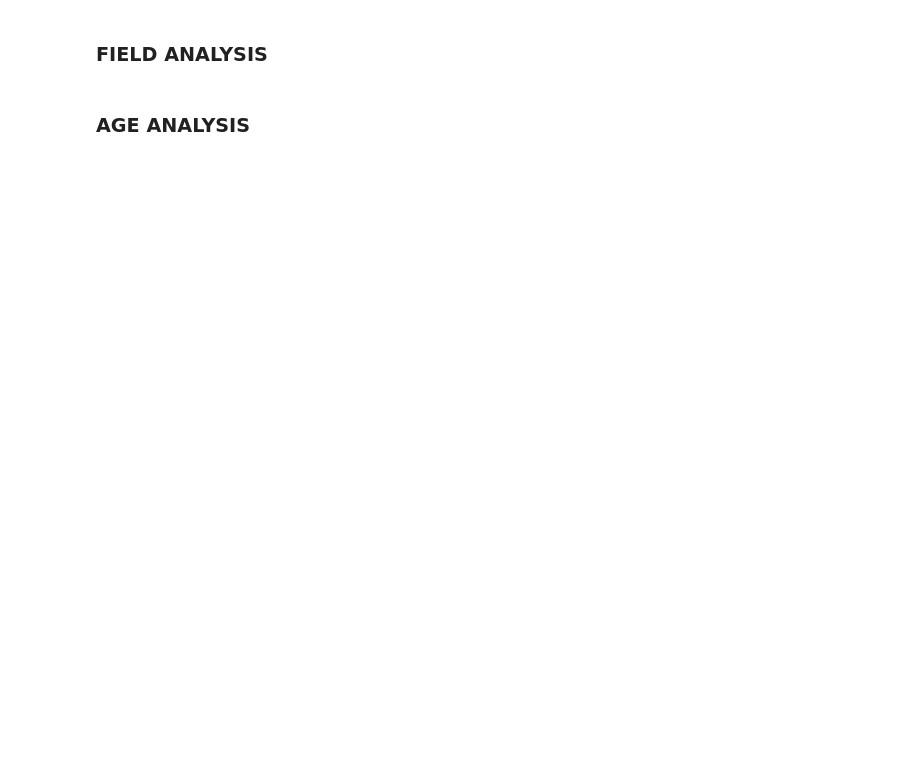
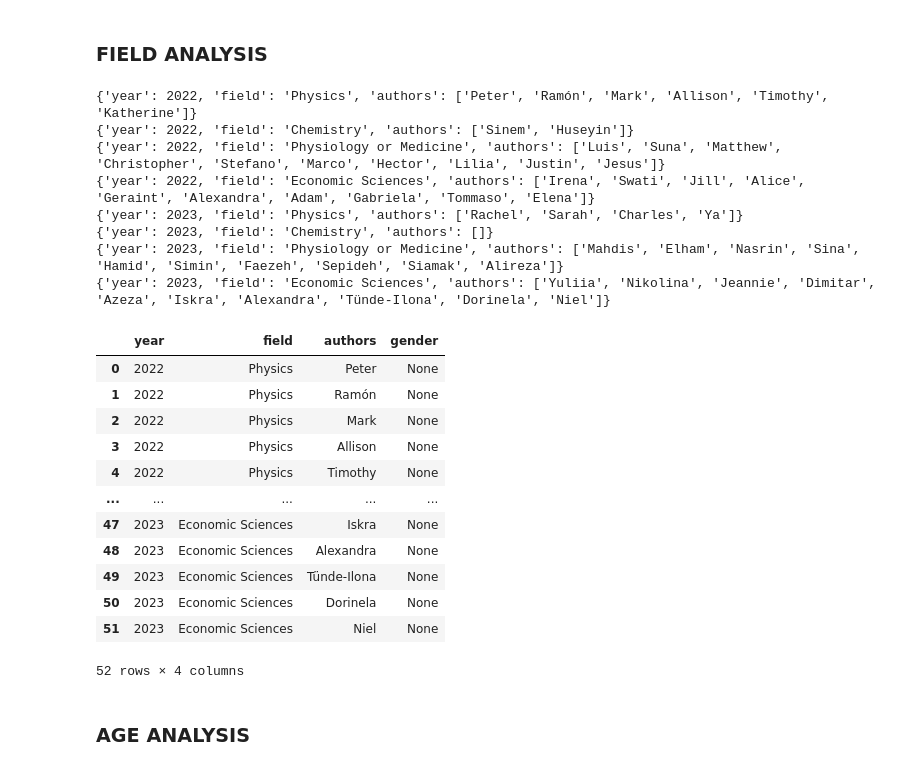
Before and after one commit to Bluceli168/IH-API-Project, a Jupyter notebook: main.ipynb, the cells around one changed output. Cells and saved outputs as stored; diff of their text form; code cells hidden in the pictures; blank space fills up the shorter version.

Commit message:
complete research paper name function

```diff
--- a/main.ipynb
+++ b/main.ipynb
@@ -103,10 +200,32 @@ fig.show()
 # %% [markdown]
 ### FIELD ANALYSIS
 # %%
-names_df = get_all_names_df(gender_columns, 1901)
+names_df = get_all_names_df(gender_columns, 2022)
 names_df['gender'] = None
 display(names_df)
 names_df.to_csv('sources/names.csv', index=False)
+# %% [output]
+{'year': 2022, 'field': 'Physics', 'authors': ['Peter', 'Ramón', 'Mark', 'Allison', 'Timothy', 'Katherine']}
+{'year': 2022, 'field': 'Chemistry', 'authors': ['Sinem', 'Huseyin']}
+{'year': 2022, 'field': 'Physiology or Medicine', 'authors': ['Luis', 'Suna', 'Matthew', 'Christopher', 'Stefano', 'Marco', 'Hector', 'Lilia', 'Justin', 'Jesus']}
+{'year': 2022, 'field': 'Economic Sciences', 'authors': ['Irena', 'Swati', 'Jill', 'Alice', 'Geraint', 'Alexandra', 'Adam', 'Gabriela', 'Tommaso', 'Elena']}
+{'year': 2023, 'field': 'Physics', 'authors': ['Rachel', 'Sarah', 'Charles', 'Ya']}
+{'year': 2023, 'field': 'Chemistry', 'authors': []}
+{'year': 2023, 'field': 'Physiology or Medicine', 'authors': ['Mahdis', 'Elham', 'Nasrin', 'Sina', 'Hamid', 'Simin', 'Faezeh', 'Sepideh', 'Siamak', 'Alireza']}
+{'year': 2023, 'field': 'Economic Sciences', 'authors': ['Yuliia', 'Nikolina', 'Jeannie', 'Dimitar', 'Azeza', 'Iskra', 'Alexandra', 'Tünde-Ilona', 'Dorinela', 'Niel']}
+|  | year | field | authors | gender |
+| 0 | 2022 | Physics | Peter | None |
+| 1 | 2022 | Physics | Ramón | None |
+| 2 | 2022 | Physics | Mark | None |
+| 3 | 2022 | Physics | Allison | None |
+| 4 | 2022 | Physics | Timothy | None |
+| ... | ... | ... | ... | ... |
+| 47 | 2023 | Economic Sciences | Iskra | None |
+| 48 | 2023 | Economic Sciences | Alexandra | None |
+| 49 | 2023 | Economic Sciences | Tünde-Ilona | None |
+| 50 | 2023 | Economic Sciences | Dorinela | None |
+| 51 | 2023 | Economic Sciences | Niel | None |
+52 rows × 4 columns
 # %% [markdown]
 ### AGE ANALYSIS
 # %%
```
Also changed, not shown: parts of 7 cells of this notebook, 2 other files.
